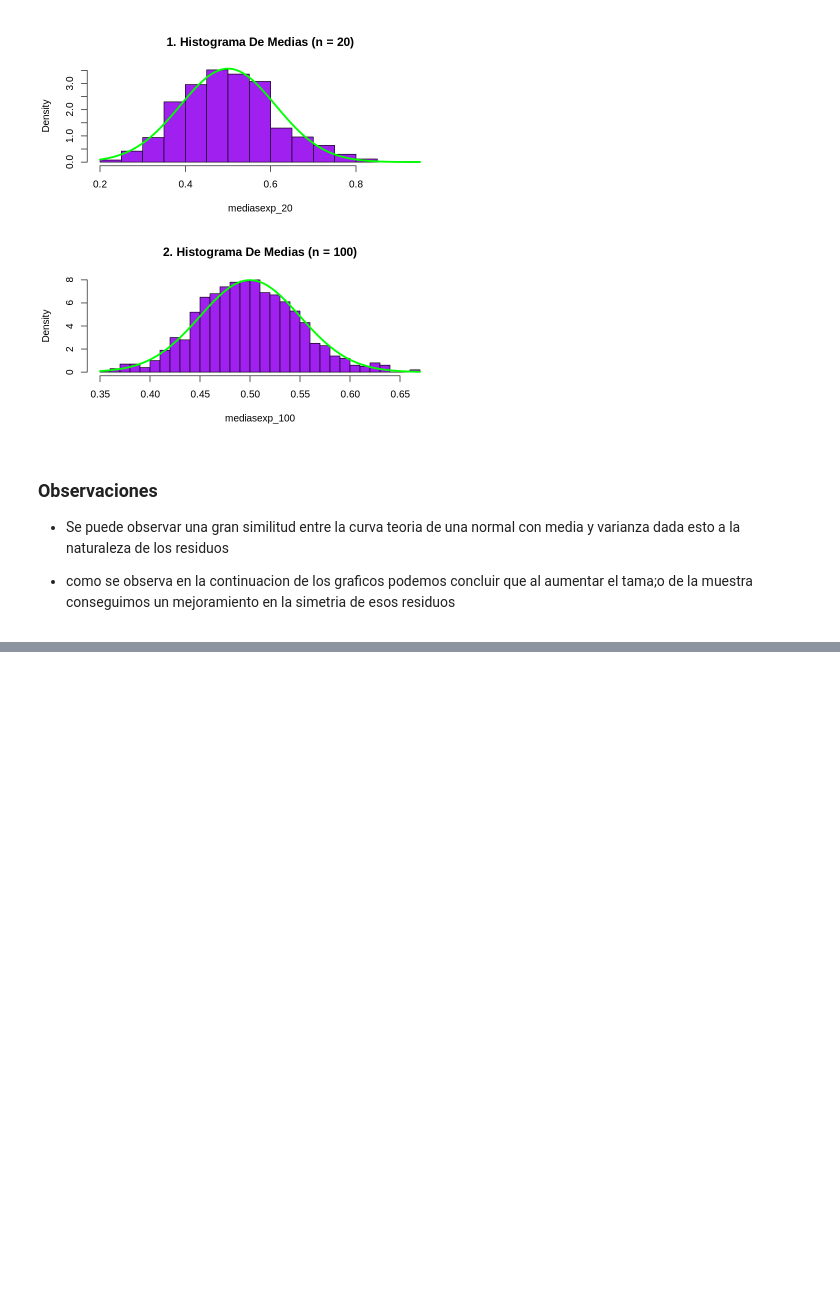
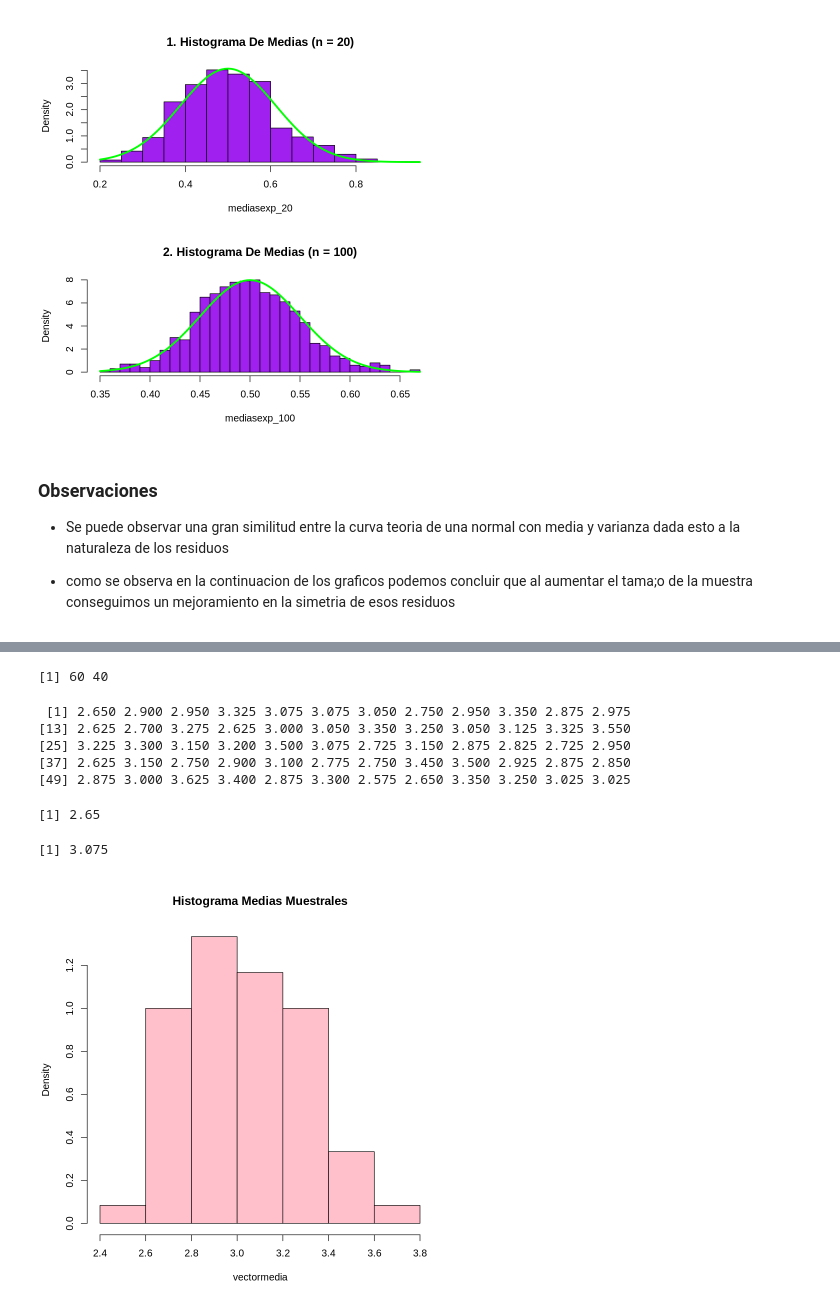
Before and after one commit to Nicolas-Bernal/Inferencia-Estad-stica-, a Jupyter notebook: Pruebas De Normalidad/0.3. Teorema_Del_Limite_Central.ipynb, the cells around one changed output, grey strips where cells are left out. Cells and saved outputs as stored; diff of their text form; code cells hidden in the pictures; blank space fills up the shorter version.

```diff
--- a/Pruebas De Normalidad/0.3. Teorema_Del_Limite_Central.ipynb
+++ b/Pruebas De Normalidad/0.3. Teorema_Del_Limite_Central.ipynb
@@ -72,0 +163,31 @@ curve(dnorm(x, mean = 1/lambda, sd = sqrt((1/lambda^2)/n2)), add = TRUE, col = "
+# %%
+set.seed(4321)
+
+datos = rpois(60*40, lambda = 3)
+muestrapois = matrix(datos,nrow = 60,ncol = 40)
+
+dim(muestrapois)
+
+# Vector De Medias
+
+vectormedia = apply(muestrapois,1,mean)
+vectormedia
+
+# Valor de la primera y quinta muestra
+
+vectormedia[1]
+vectormedia[5]
+
+# Hist
+
+hist(vectormedia,breaks = "FD",freq = FALSE,main = "Histograma Medias Muestrales", col = "pink")
+# %% [output]
+[1] 60 40
+ [1] 2.650 2.900 2.950 3.325 3.075 3.075 3.050 2.750 2.950 3.350 2.875 2.975
+[13] 2.625 2.700 3.275 2.625 3.000 3.050 3.350 3.250 3.050 3.125 3.325 3.550
+[25] 3.225 3.300 3.150 3.200 3.500 3.075 2.725 3.150 2.875 2.825 2.725 2.950
+[37] 2.625 3.150 2.750 2.900 3.100 2.775 2.750 3.450 3.500 2.925 2.875 2.850
+[49] 2.875 3.000 3.625 3.400 2.875 3.300 2.575 2.650 3.350 3.250 3.025 3.025
+[1] 2.65
+[1] 3.075
+[figure, added]
```
Also changed, not shown: parts of 10 cells of this notebook.
